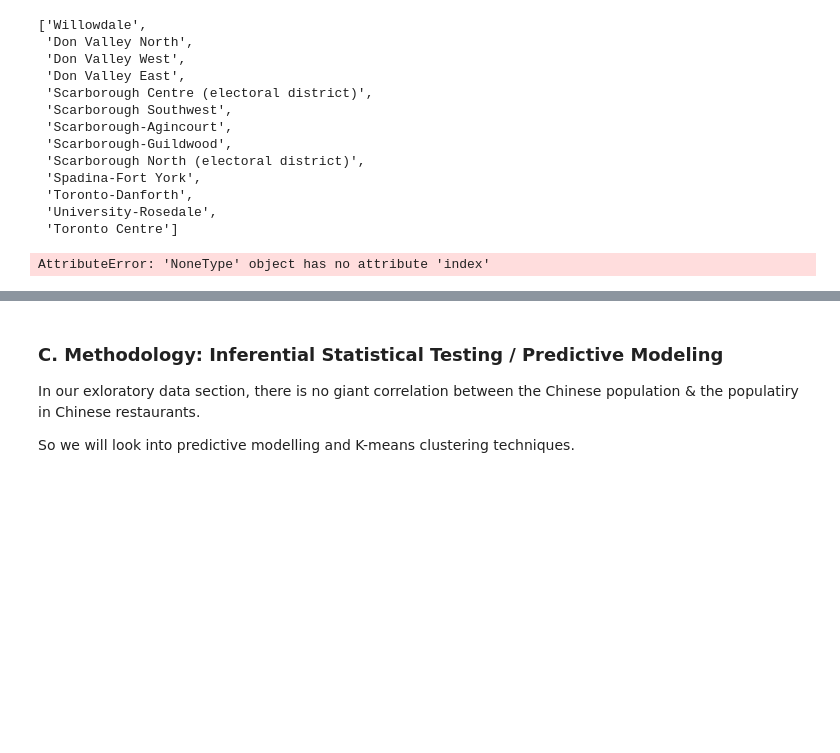
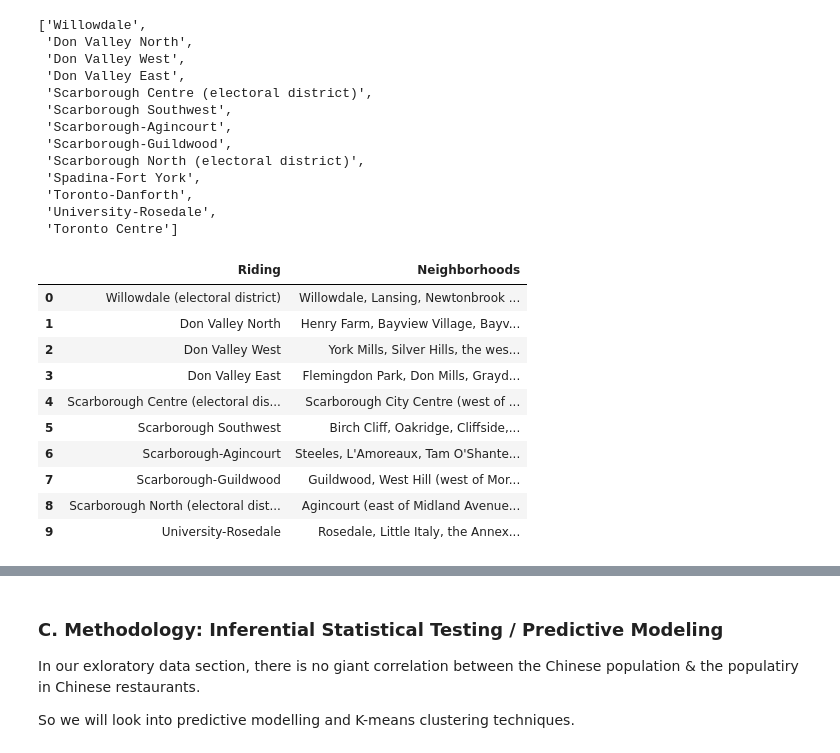
Before and after one commit to DangerNoodleWasTaken/Coursera_Capstone, a Jupyter notebook: Capstone Final Assignment.ipynb, the cells around one changed output, grey strips where cells are left out. Cells and saved outputs as stored; diff of their text form; code cells hidden in the pictures; blank space fills up the shorter version.

```diff
--- a/Capstone Final Assignment.ipynb
+++ b/Capstone Final Assignment.ipynb
@@ -806,21 +818,37 @@ riding_list
 # %%
 #Scraping wiki page to get the neighborhoods of ech Ridings
 import wikipedia
 
 Riding_neighborhood_df = pd.DataFrame()
 
 for item in riding_list:
         if item == "Willowdale":
             item = "Willowdale (electoral district)"
+
         section = wikipedia.WikipediaPage(item).section('Geography')
+        if section is None:
+            continue
+
         start = section.index('neighbourhoods of') + 17
+
         stop = section.index('.',start)
         Riding_neighborhood_df = Riding_neighborhood_df.append({'Riding':item, 'Neighborhoods':section[start:stop]},ignore_index=True)
 
+
 Riding_neighborhood_df = Riding_neighborhood_df[['Riding','Neighborhoods']]
 Riding_neighborhood_df
 # %% [output]
-AttributeError: 'NoneType' object has no attribute 'index'
+|  | Riding | Neighborhoods |
+| 0 | Willowdale (electoral district) | Willowdale, Lansing, Newtonbrook ... |
+| 1 | Don Valley North | Henry Farm, Bayview Village, Bayv... |
+| 2 | Don Valley West | York Mills, Silver Hills, the wes... |
+| 3 | Don Valley East | Flemingdon Park, Don Mills, Grayd... |
+| 4 | Scarborough Centre (electoral dis... | Scarborough City Centre (west of ... |
+| 5 | Scarborough Southwest | Birch Cliff, Oakridge, Cliffside,... |
+| 6 | Scarborough-Agincourt | Steeles, L'Amoreaux, Tam O'Shante... |
+| 7 | Scarborough-Guildwood | Guildwood, West Hill (west of Mor... |
+| 8 | Scarborough North (electoral dist... | Agincourt (east of Midland Avenue... |
+| 9 | University-Rosedale | Rosedale, Little Italy, the Annex... |
 # %%
 #Merge and simplify the previous dataframes
 #to create a dataframe with [Chinese Population, Neighborhoods]
```
Also changed, not shown: parts of 22 cells of this notebook.
